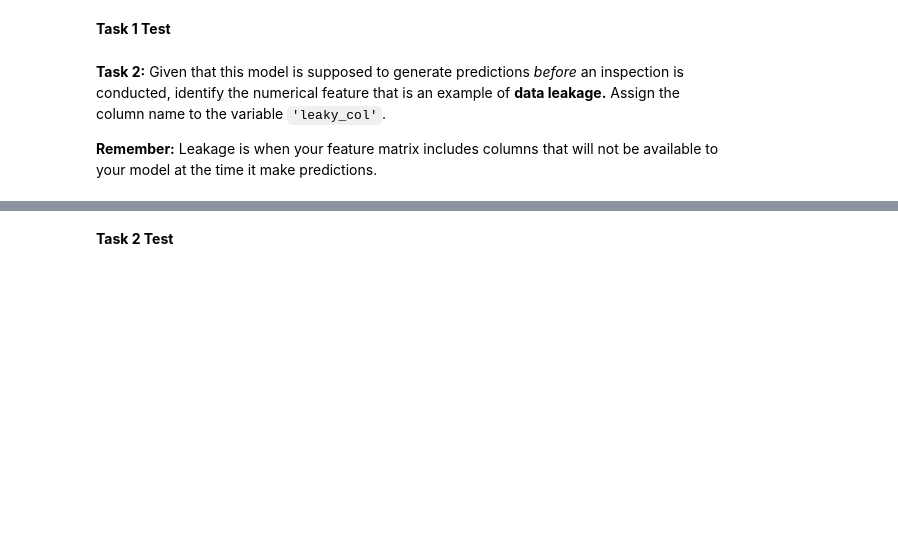
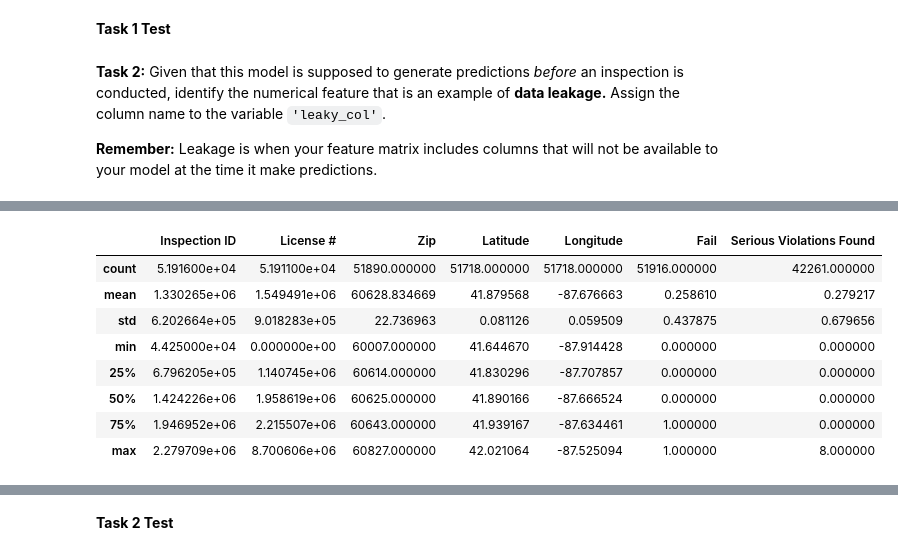
Before and after one commit to sikoh/DS-Applied-Modeling, a Jupyter notebook: Sprint_Challenge/DS_SprintChallenge_AppliedModeling.ipynb, the cells around one changed output, grey strips where cells are left out. Cells and saved outputs as stored; diff of their text form; code cells hidden in the pictures; blank space fills up the shorter version.

```diff
--- a/Sprint_Challenge/DS_SprintChallenge_AppliedModeling.ipynb
+++ b/Sprint_Challenge/DS_SprintChallenge_AppliedModeling.ipynb
@@ -66,0 +89,3 @@ raise NotImplementedError()
+# %%
+#lets convert the inspection date to DateTime
+df['Inspection Date'] = pd.to_datetime(df['Inspection Date'])
@@ -66,0 +96,3 @@ raise NotImplementedError()
+# %%
+# Set 'Inspection Date' column as the index
+df.set_index('Inspection Date', inplace=True)
@@ -76,0 +140,12 @@ assert len(df) == 51916
+# %%
+df.describe()
+# %% [output]
+|  | Inspection ID | License # | Zip | Latitude | Longitude | Fail | Serious Violations Found |
+| count | 5.191600e+04 | 5.191100e+04 | 51890.000000 | 51718.000000 | 51718.000000 | 51916.000000 | 42261.000000 |
+| mean | 1.330265e+06 | 1.549491e+06 | 60628.834669 | 41.879568 | -87.676663 | 0.258610 | 0.279217 |
+| std | 6.202664e+05 | 9.018283e+05 | 22.736963 | 0.081126 | 0.059509 | 0.437875 | 0.679656 |
+| min | 4.425000e+04 | 0.000000e+00 | 60007.000000 | 41.644670 | -87.914428 | 0.000000 | 0.000000 |
+| 25% | 6.796205e+05 | 1.140745e+06 | 60614.000000 | 41.830296 | -87.707857 | 0.000000 | 0.000000 |
+| 50% | 1.424226e+06 | 1.958619e+06 | 60625.000000 | 41.890166 | -87.666524 | 0.000000 | 0.000000 |
+| 75% | 1.946952e+06 | 2.215507e+06 | 60643.000000 | 41.939167 | -87.634461 | 1.000000 | 0.000000 |
+| max | 2.279709e+06 | 8.700606e+06 | 60827.000000 | 42.021064 | -87.525094 | 1.000000 | 8.000000 |
```
Also changed, not shown: parts of 22 cells of this notebook.
